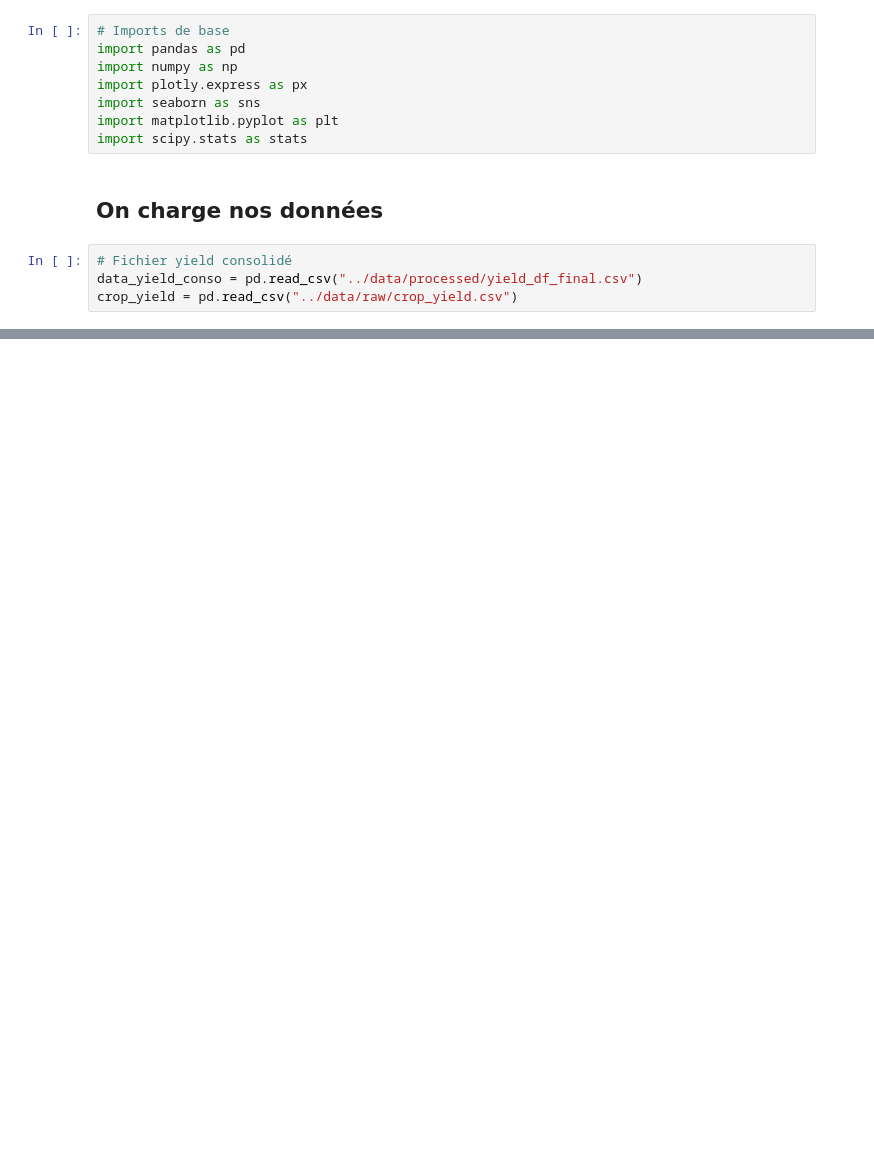
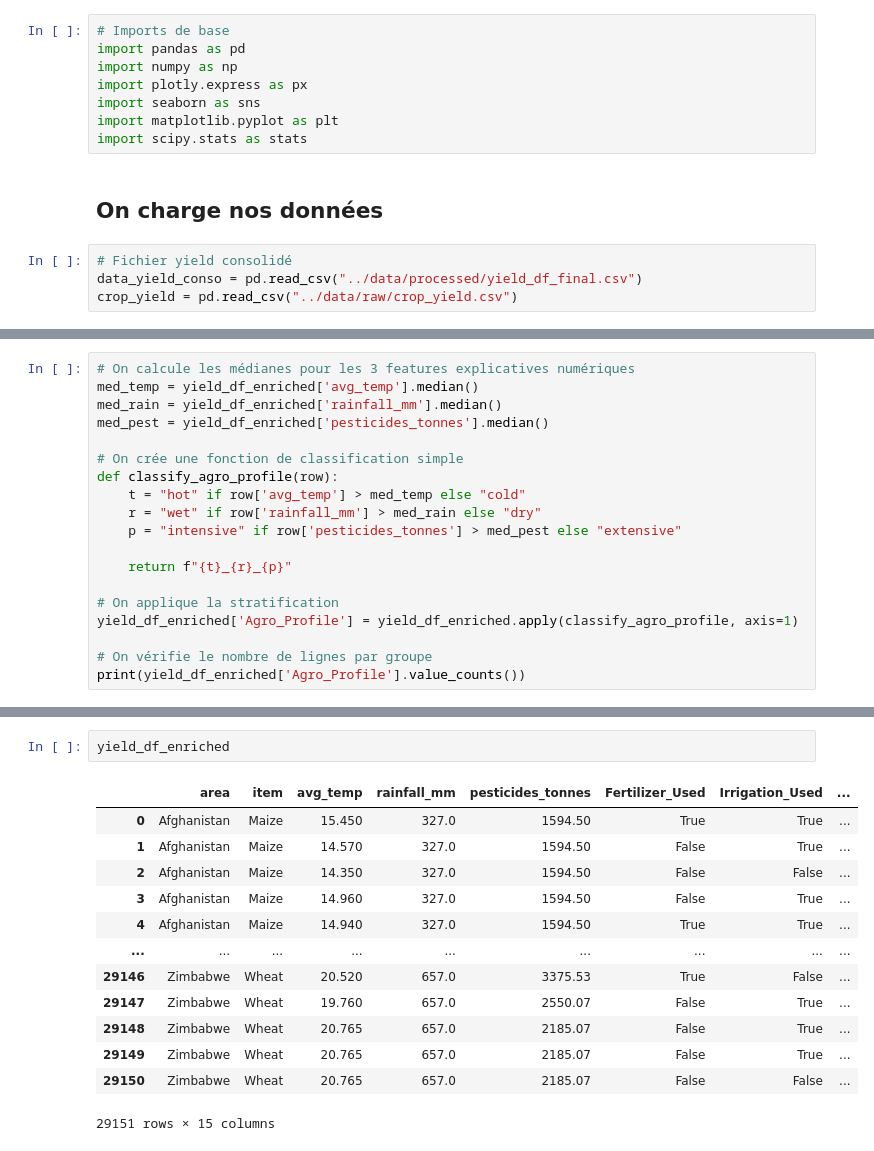
Before and after one commit to SCFlorian/Systeme_recommandation_agricole, a Jupyter notebook: notebooks/notebook_feature_engineering.ipynb, the cells around one changed output, grey strips where cells are left out. Saved outputs shown, nothing was run; the diff lists cells and outputs as text; blank space fills up the shorter version.

```diff
--- a/notebooks/notebook_feature_engineering.ipynb
+++ b/notebooks/notebook_feature_engineering.ipynb
@@ -37,0 +407,19 @@ crop_yield['Climate_Key'] = crop_yield['Temp_Cat'].astype(str) + "_" + crop_yiel
+# %%
+# On calcule les médianes pour les 3 features explicatives numériques
+med_temp = yield_df_enriched['avg_temp'].median()
+med_rain = yield_df_enriched['rainfall_mm'].median()
+med_pest = yield_df_enriched['pesticides_tonnes'].median()
+
+# On crée une fonction de classification simple
+def classify_agro_profile(row):
+    t = "hot" if row['avg_temp'] > med_temp else "cold"
+    r = "wet" if row['rainfall_mm'] > med_rain else "dry"
+    p = "intensive" if row['pesticides_tonnes'] > med_pest else "extensive"
+
+    return f"{t}_{r}_{p}"
+
+# On applique la stratification
+yield_df_enriched['Agro_Profile'] = yield_df_enriched.apply(classify_agro_profile, axis=1)
+
+# On vérifie le nombre de lignes par groupe
+print(yield_df_enriched['Agro_Profile'].value_counts())
@@ -37,0 +504,16 @@ crop_yield['Climate_Key'] = crop_yield['Temp_Cat'].astype(str) + "_" + crop_yiel
+# %%
+yield_df_enriched
+# %% [output]
+|  | area | item | avg_temp | rainfall_mm | pesticides_tonnes | Fertilizer_Used | Irrigation_Used | ... |
+| 0 | Afghanistan | Maize | 15.450 | 327.0 | 1594.50 | True | True | ... |
+| 1 | Afghanistan | Maize | 14.570 | 327.0 | 1594.50 | False | True | ... |
+| 2 | Afghanistan | Maize | 14.350 | 327.0 | 1594.50 | False | False | ... |
+| 3 | Afghanistan | Maize | 14.960 | 327.0 | 1594.50 | False | True | ... |
+| 4 | Afghanistan | Maize | 14.940 | 327.0 | 1594.50 | True | True | ... |
+| ... | ... | ... | ... | ... | ... | ... | ... | ... |
+| 29146 | Zimbabwe | Wheat | 20.520 | 657.0 | 3375.53 | True | False | ... |
+| 29147 | Zimbabwe | Wheat | 19.760 | 657.0 | 2550.07 | False | True | ... |
+| 29148 | Zimbabwe | Wheat | 20.765 | 657.0 | 2185.07 | False | True | ... |
+| 29149 | Zimbabwe | Wheat | 20.765 | 657.0 | 2185.07 | False | True | ... |
+| 29150 | Zimbabwe | Wheat | 20.765 | 657.0 | 2185.07 | False | False | ... |
+29151 rows × 15 columns
```
Also changed, not shown: parts of 50 cells of this notebook, 4 other files.
